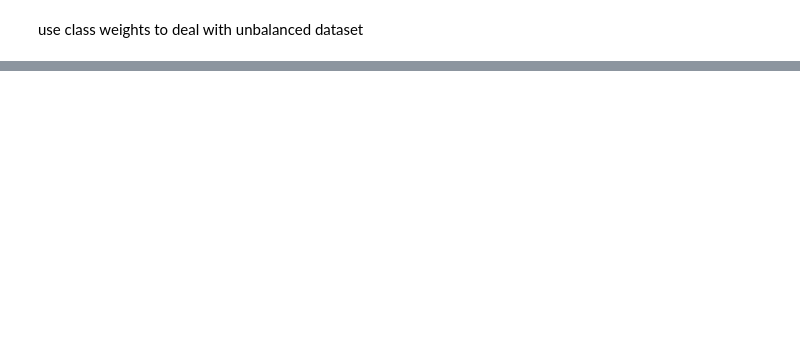
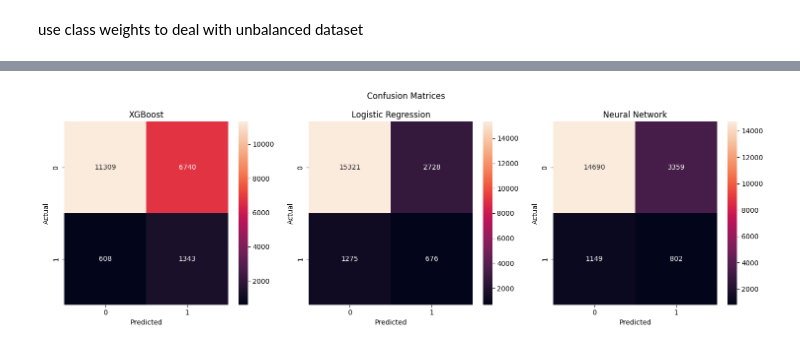
Before and after one commit to Gaspard0302/Lending_game, a Jupyter notebook: model_part_2.ipynb, the cells around one changed output, grey strips where cells are left out. Drawn from its saved outputs; the diff is of its cells as text; code cells hidden in the pictures; blank space fills up the shorter version.

Commit message:
all current models

```diff
--- a/model_part_2.ipynb
+++ b/model_part_2.ipynb
@@ -71,13 +104,18 @@ nn_model = Sequential([
 nn_model.compile(optimizer='adam', loss='binary_crossentropy', metrics=['accuracy'])
 # %%
 # Train and evaluate models
-from sklearn.metrics import recall_score, precision_score, f1_score
-import matplotlib.pyplot as plt
+
+# Convert data to numpy arrays for the neural network
+X_train_np = X_train.to_numpy()
+y_train_np = y_train.to_numpy()
+X_test_np = X_test.to_numpy()
+y_test_np = y_test.to_numpy()
+
 
 # Train models
 xgb_model.fit(X_train, y_train)
 lr_model.fit(X_train, y_train)
-nn_model.fit(X_train, y_train, epochs=10, class_weight=class_weight_dict_float, verbose=0)
+nn_model.fit(X_train_np, y_train_np, epochs=10, class_weight=class_weight_dict_float, verbose=0)
 
 # Get predictions
 models = {
@@ -93,9 +131,11 @@ metrics = {
 }
 
 for name, model in models.items():
-    y_pred = model.predict(X_test)
     if name == 'Neural Network':
+        y_pred = model.predict(X_test_np)
         y_pred = (y_pred > 0.5).astype(int)
+    else:
+        y_pred = model.predict(X_test)
 
     metrics['Recall'].append(recall_score(y_test, y_pred))
     metrics['Precision'].append(precision_score(y_test, y_pred))
@@ -122,0 +165,22 @@ plt.show()
+# %%
+# Plot confusion matrices
+fig, axes = plt.subplots(1, 3, figsize=(15, 5))
+fig.suptitle('Confusion Matrices')
+
+for i, (name, model) in enumerate(models.items()):
+    if name == 'Neural Network':
+        y_pred = model.predict(X_test_np)
+        y_pred = (y_pred > 0.5).astype(int)
+    else:
+        y_pred = model.predict(X_test)
+
+    cm = confusion_matrix(y_test, y_pred)
+
+    sns.heatmap(cm, annot=True, fmt='d', ax=axes[i])
+    axes[i].set_title(name)
+    axes[i].set_xlabel('Predicted')
+    axes[i].set_ylabel('Actual')
+
+plt.tight_layout()
+plt.show()
+# %% [output]
@@ -122,0 +188 @@ plt.show()
+[figure, added]
```
Also changed, not shown: parts of 21 cells of this notebook.
